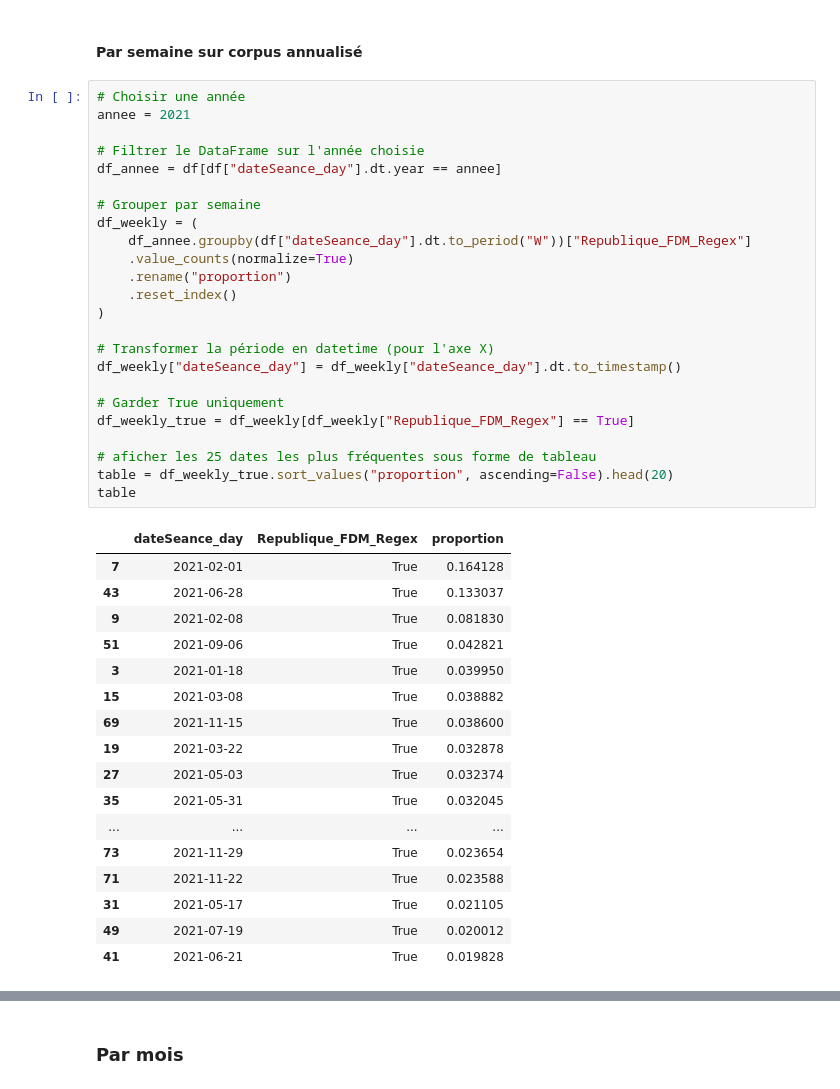
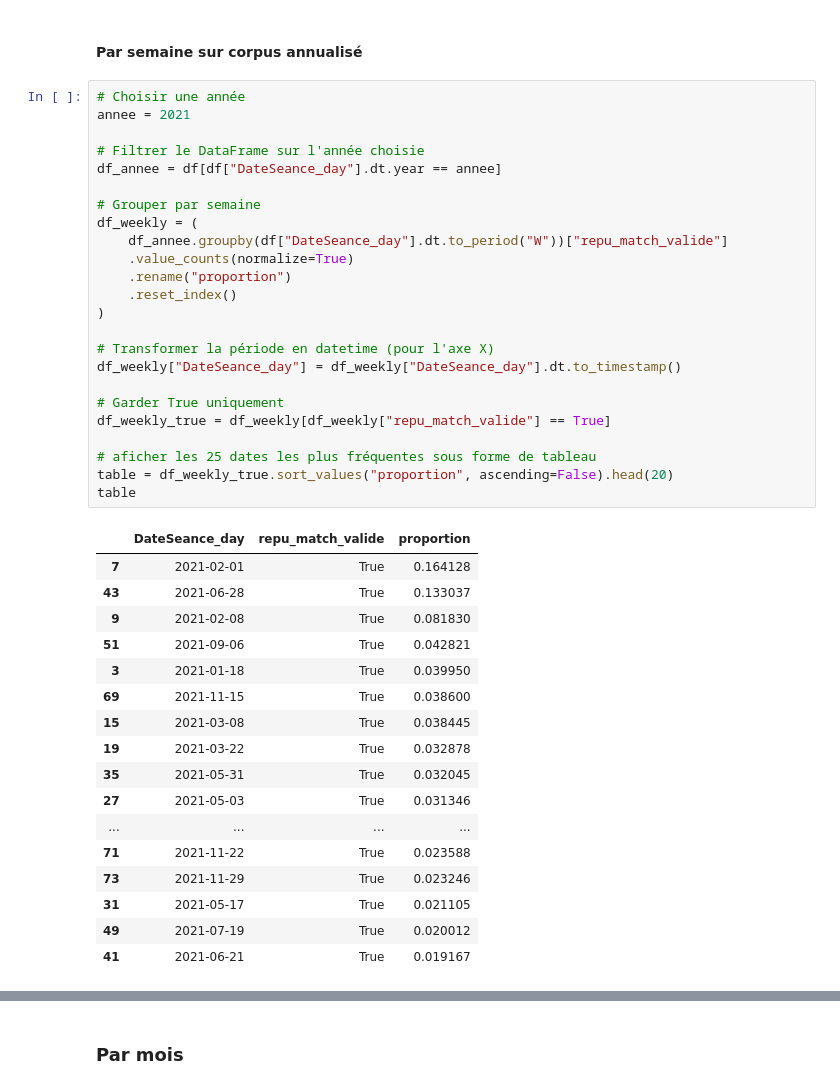
Before and after one commit to Matthias-Levalet/republique-cest-quoi, a Jupyter notebook: exploration/4- Analysis %.ipynb, the cells around one changed output, grey strips where cells are left out. Cells and saved outputs as stored; diff of their text form.

```diff
--- a/exploration/4- Analysis %.ipynb
+++ b/exploration/4- Analysis %.ipynb
@@ -224,45 +224,45 @@ fig_weekly.show()
 # %%
 # Choisir une année
 annee = 2021
 
 # Filtrer le DataFrame sur l'année choisie
-df_annee = df[df["dateSeance_day"].dt.year == annee]
+df_annee = df[df["DateSeance_day"].dt.year == annee]
 
 # Grouper par semaine
 df_weekly = (
-    df_annee.groupby(df["dateSeance_day"].dt.to_period("W"))["Republique_FDM_Regex"]
+    df_annee.groupby(df["DateSeance_day"].dt.to_period("W"))["repu_match_valide"]
     .value_counts(normalize=True)
     .rename("proportion")
     .reset_index()
 )
 
 # Transformer la période en datetime (pour l'axe X)
-df_weekly["dateSeance_day"] = df_weekly["dateSeance_day"].dt.to_timestamp()
+df_weekly["DateSeance_day"] = df_weekly["DateSeance_day"].dt.to_timestamp()
 
 # Garder True uniquement
-df_weekly_true = df_weekly[df_weekly["Republique_FDM_Regex"] == True]
+df_weekly_true = df_weekly[df_weekly["repu_match_valide"] == True]
 
 # aficher les 25 dates les plus fréquentes sous forme de tableau
 table = df_weekly_true.sort_values("proportion", ascending=False).head(20)
 table
 # %% [output]
-|  | dateSeance_day | Republique_FDM_Regex | proportion |
+|  | DateSeance_day | repu_match_valide | proportion |
 | 7 | 2021-02-01 | True | 0.164128 |
 | 43 | 2021-06-28 | True | 0.133037 |
 | 9 | 2021-02-08 | True | 0.081830 |
 | 51 | 2021-09-06 | True | 0.042821 |
 | 3 | 2021-01-18 | True | 0.039950 |
-| 15 | 2021-03-08 | True | 0.038882 |
 | 69 | 2021-11-15 | True | 0.038600 |
+| 15 | 2021-03-08 | True | 0.038445 |
 | 19 | 2021-03-22 | True | 0.032878 |
-| 27 | 2021-05-03 | True | 0.032374 |
 | 35 | 2021-05-31 | True | 0.032045 |
+| 27 | 2021-05-03 | True | 0.031346 |
 | ... | ... | ... | ... |
-| 73 | 2021-11-29 | True | 0.023654 |
 | 71 | 2021-11-22 | True | 0.023588 |
+| 73 | 2021-11-29 | True | 0.023246 |
 | 31 | 2021-05-17 | True | 0.021105 |
 | 49 | 2021-07-19 | True | 0.020012 |
-| 41 | 2021-06-21 | True | 0.019828 |
+| 41 | 2021-06-21 | True | 0.019167 |
 # %%
 # Grouper par semaine
 df_weekly = (
```
Also changed, not shown: parts of 51 cells of this notebook, 2 other files.
